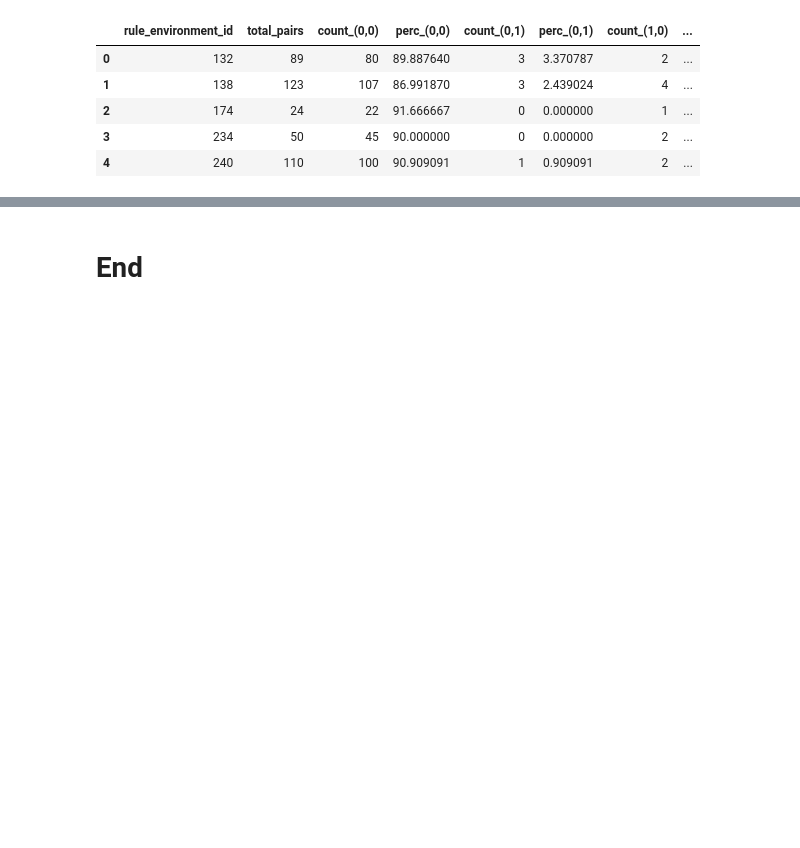
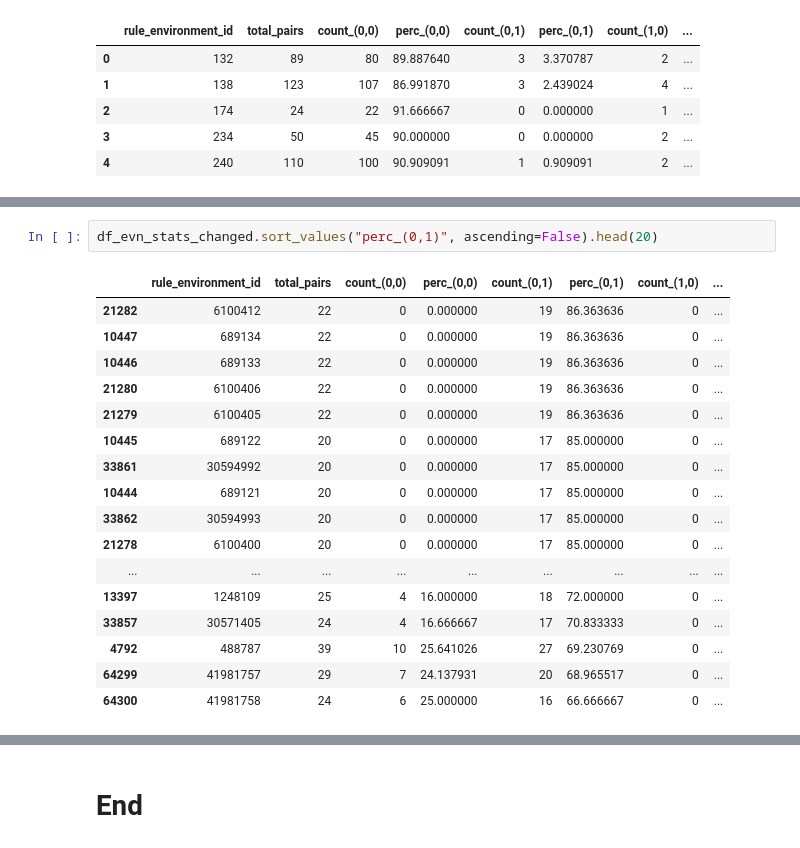
Before and after one commit to anya-chen/MMP_explore, a Jupyter notebook: hitdexter3_data_explore.ipynb, the cells around one changed output, grey strips where cells are left out. Saved outputs shown, nothing was run; the diff lists cells and outputs as text; blank space fills up the shorter version.

```diff
--- a/hitdexter3_data_explore.ipynb
+++ b/hitdexter3_data_explore.ipynb
@@ -1132,0 +1248,20 @@ df_env_stats.head()
+# %%
+df_evn_stats_changed.sort_values("perc_(0,1)", ascending=False).head(20)
+# %% [output]
+|  | rule_environment_id | total_pairs | count_(0,0) | perc_(0,0) | count_(0,1) | perc_(0,1) | count_(1,0) | ... |
+| 21282 | 6100412 | 22 | 0 | 0.000000 | 19 | 86.363636 | 0 | ... |
+| 10447 | 689134 | 22 | 0 | 0.000000 | 19 | 86.363636 | 0 | ... |
+| 10446 | 689133 | 22 | 0 | 0.000000 | 19 | 86.363636 | 0 | ... |
+| 21280 | 6100406 | 22 | 0 | 0.000000 | 19 | 86.363636 | 0 | ... |
+| 21279 | 6100405 | 22 | 0 | 0.000000 | 19 | 86.363636 | 0 | ... |
+| 10445 | 689122 | 20 | 0 | 0.000000 | 17 | 85.000000 | 0 | ... |
+| 33861 | 30594992 | 20 | 0 | 0.000000 | 17 | 85.000000 | 0 | ... |
+| 10444 | 689121 | 20 | 0 | 0.000000 | 17 | 85.000000 | 0 | ... |
+| 33862 | 30594993 | 20 | 0 | 0.000000 | 17 | 85.000000 | 0 | ... |
+| 21278 | 6100400 | 20 | 0 | 0.000000 | 17 | 85.000000 | 0 | ... |
+| ... | ... | ... | ... | ... | ... | ... | ... | ... |
+| 13397 | 1248109 | 25 | 4 | 16.000000 | 18 | 72.000000 | 0 | ... |
+| 33857 | 30571405 | 24 | 4 | 16.666667 | 17 | 70.833333 | 0 | ... |
+| 4792 | 488787 | 39 | 10 | 25.641026 | 27 | 69.230769 | 0 | ... |
+| 64299 | 41981757 | 29 | 7 | 24.137931 | 20 | 68.965517 | 0 | ... |
+| 64300 | 41981758 | 24 | 6 | 25.000000 | 16 | 66.666667 | 0 | ... |
```
Also changed, not shown: parts of 21 cells of this notebook.
